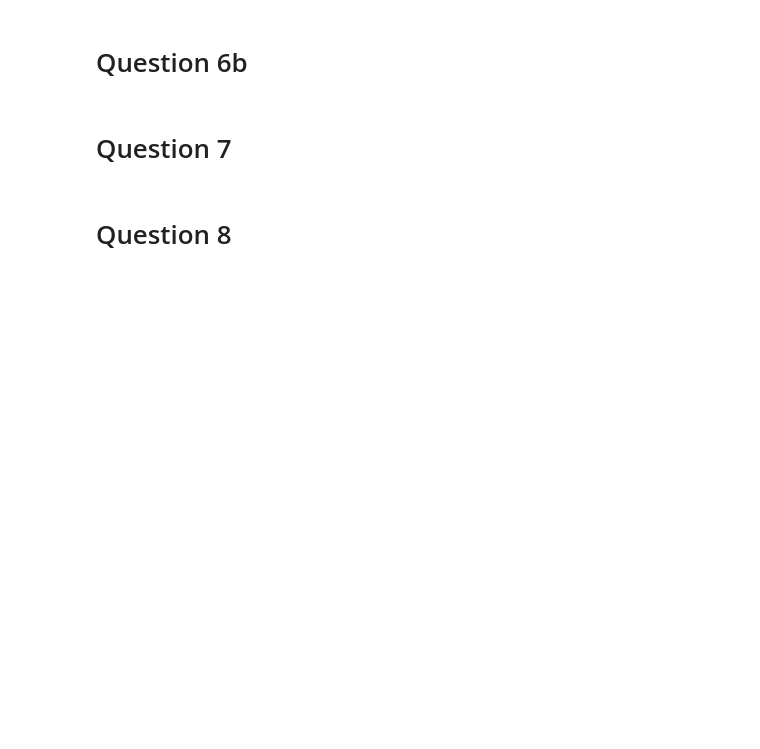
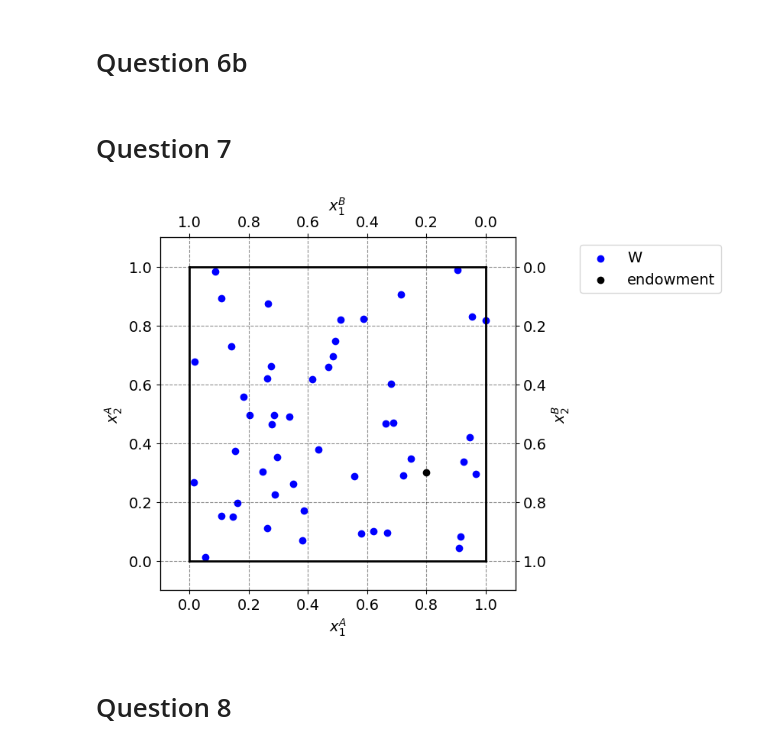
Before and after one commit to NumEconCopenhagen/projects-2024-christoffer-victor, a Jupyter notebook: inauguralproject/inauguralproject.ipynb, the cells around one changed output. Drawn from its saved outputs; the diff is of its cells as text; code cells hidden in the pictures; blank space fills up the shorter version.

```diff
--- a/inauguralproject/inauguralproject.ipynb
+++ b/inauguralproject/inauguralproject.ipynb
@@ -244,6 +244,53 @@ Resulting allocation chosen by the social planner (xB1, xB2): [0.66666665, 0.333
 # Question 6b
 # %% [markdown]
 # Question 7
+# %%
+# Set the seed for reproducibility
+np.random.seed(69420666)
+
+# Number of elements in the set
+num_elements = 50
+
+# Generate random numbers for each element of the set
+W = np.random.rand(num_elements, 2)
+
+# Settings for the figure
+fig = plt.figure(frameon=False, figsize=(6,6), dpi=100)
+ax_A = fig.add_subplot(1, 1, 1)
+
+# Display the random set W
+ax_A.scatter(W[:,0], W[:,1], marker='o', color='blue', label='W')
+
+# Labels and legends
+ax_A.set_xlabel("$x_1^A$")
+ax_A.set_ylabel("$x_2^A$")
+
+temp = ax_A.twinx()
+temp.set_ylabel("$x_2^B$")
+ax_B = temp.twiny()
+ax_B.set_xlabel("$x_1^B$")
+ax_B.invert_xaxis()
+ax_B.invert_yaxis()
+
+# A
+ax_A.scatter(par.w1A, par.w2A, marker='o', color='black', label='endowment')
+
+# Limits
+ax_A.plot([0, w1bar], [0, 0], lw=2, color='black')
+ax_A.plot([0, w1bar], [w2bar, w2bar], lw=2, color='black')
+ax_A.plot([0, 0], [0, w2bar], lw=2, color='black')
+ax_A.plot([w1bar, w1bar], [0, w2bar], lw=2, color='black')
+
+ax_A.set_xlim([-0.1, w1bar + 0.1])
+ax_A.set_ylim([-0.1, w2bar + 0.1])
+ax_B.set_xlim([w1bar + 0.1, -0.1])
+ax_B.set_ylim([w2bar + 0.1, -0.1])
+
+ax_A.legend(frameon=True, loc='upper right', bbox_to_anchor=(1.6, 1.0))
+
+plt.show()
+# %% [output]
+[figure, added]
 # %% [markdown]
 # Question 8
 # %% [markdown]
```
